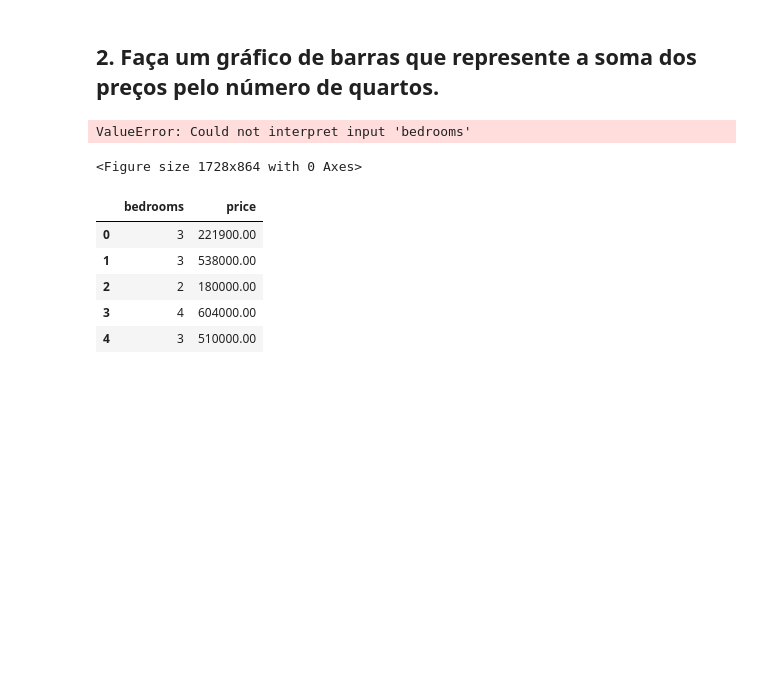
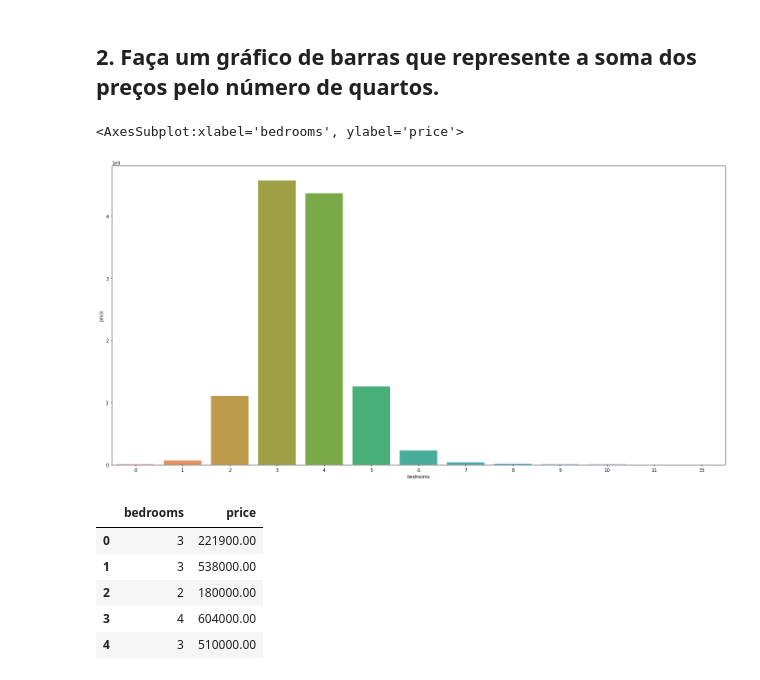
Before and after one commit to daniazevedo7/curso_python_zero_ao_ds, a Jupyter notebook: modulo_03/respostas.ipynb, the cells around one changed output. Drawn from its saved outputs; the diff is of its cells as text; code cells hidden in the pictures; blank space fills up the shorter version.

```diff
--- a/modulo_03/respostas.ipynb
+++ b/modulo_03/respostas.ipynb
@@ -104,11 +104,11 @@ data['dormitory_type'] = data['bedrooms'].apply(lambda x: 'studio' if x == 1 els
 ## 2. Faça um gráfico de barras que represente a soma dos preços pelo número de quartos.
 # %%
 plt.figure(figsize=(24,12))
-data[['bedrooms', 'price']].groupby('bedrooms').sum().reset_index()
+df = data[['bedrooms', 'price']].groupby('bedrooms').sum().reset_index()
 sns.barplot(x='bedrooms', y='price', data = df)
 # %% [output]
-ValueError: Could not interpret input 'bedrooms'
+<AxesSubplot:xlabel='bedrooms', ylabel='price'>
-<Figure size 1728x864 with 0 Axes>
+[figure, added]
 # %%
 data[['bedrooms', 'price']].head()
 # %% [output]
```
Also changed, not shown: parts of 15 cells of this notebook, 3 other files.
